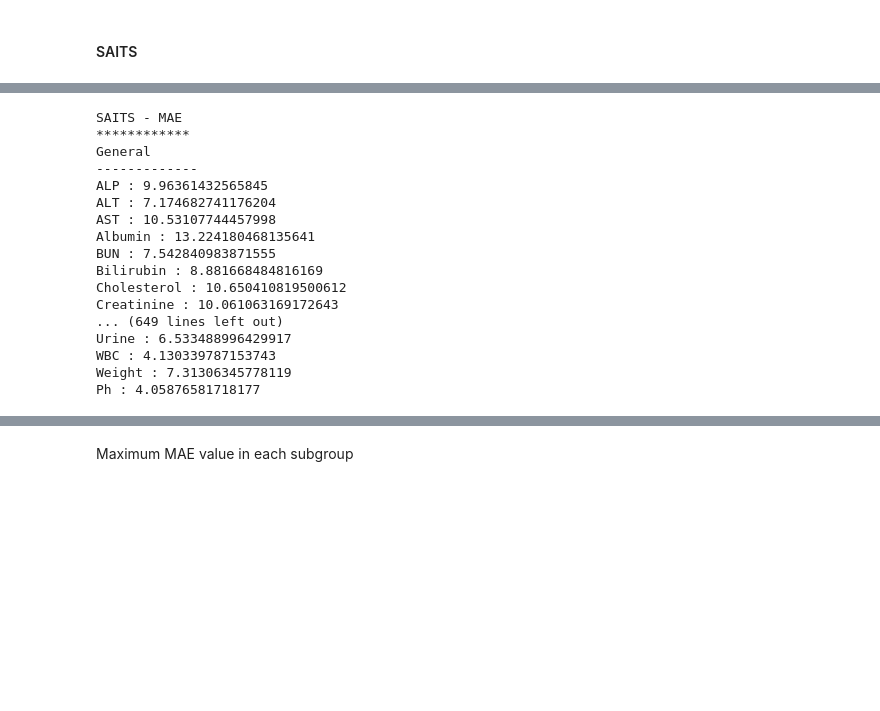
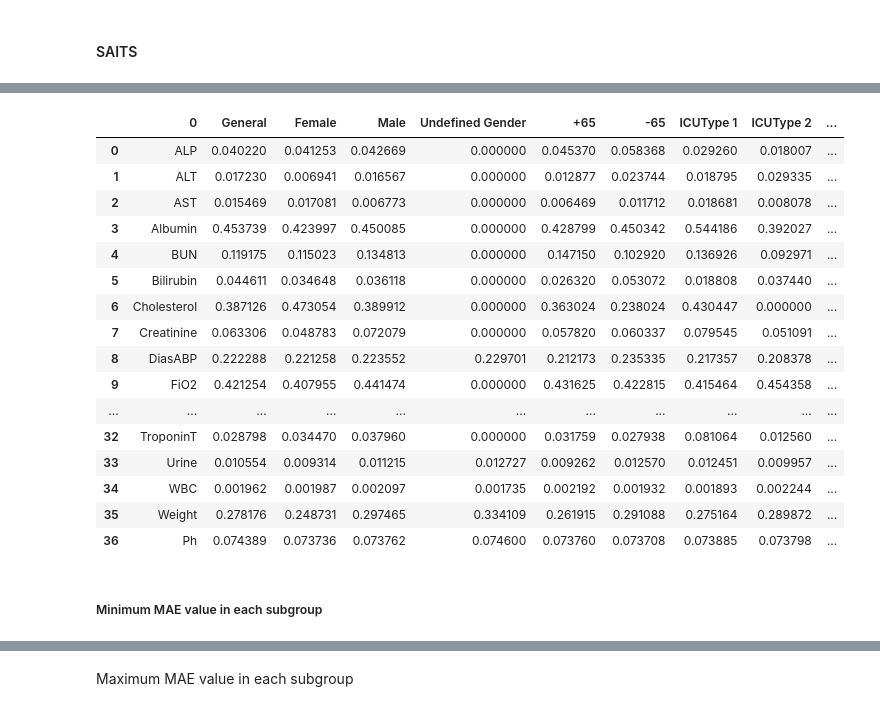
Before and after one commit to IoTDataAtelier/missingdata, a Jupyter notebook: mae/mean_absolute_error_per_variable_by_demographics copy.ipynb, the cells around one changed output, grey strips where cells are left out. Saved outputs shown, nothing was run; the diff lists cells and outputs as text; code cells hidden in the pictures; blank space fills up the shorter version.

```diff
--- a/mae/mean_absolute_error_per_variable_by_demographics copy.ipynb
+++ b/mae/mean_absolute_error_per_variable_by_demographics copy.ipynb
@@ -548,7 +639,7 @@ saits.load("tutorial_results/imputation/saits/standard_scaler/SAITS.pypots")
 # %% [markdown]
 <h4> Load - Min/Max Scaler </h4>
 # %%
-saits.load("tutorial_results/imputation/saits/20250226_T191938/SAITS.pypots")
+saits_minmax.load("tutorial_results/imputation/saits/20250226_T191938/SAITS.pypots")
 # %% [output]
 2025-02-26 19:23:02 [INFO]: Model loaded successfully from tutorial_results/imputation/saits/20250226_T191938/SAITS.pypots
 # %% [markdown]
@@ -734,9 +821,9 @@ for i in range(len(saits_imputation_variable_standard)):
 # %% [markdown]
 #### MinMax Scaler
 # %%
-saits_imputation_minmax = toolkits.model_imputation(dataset_for_testing_ori_minmax, saits)
-saits_imputation_variable_minmax = toolkits.pre_reshape(saits_imputation_minmax)
-saits_imputation_variable_minmax = toolkits.reshape_variable(saits_imputation_variable_minmax)
+saits_imputation_minmax = toolkits.model_imputation(dataset_for_testing_minmax, saits_minmax)
+saits_imputation_minmax = toolkits.pre_reshape(saits_imputation_minmax)
+saits_imputation_minmax = toolkits.reshape_variable(saits_imputation_minmax)
 # %%
 saits_imputation_variable_ori = []
 for i in range(len(saits_imputation_variable)):
@@ -870,7 +953,7 @@ for i in range(len(saits_imputation_variable_ori)):
 # %% [markdown]
 #### MinMax scaler
 # %%
-testing_mae_saits_variables_minmax = toolkits.calculate_mae(saits_imputation_variable_minmax, test_X_ori_variable_minmax, indicating_mask_variable_minmax)
+testing_mae_saits_variables_minmax = toolkits.calculate_mae(saits_imputation_minmax, test_X_ori_variable_minmax, indicating_mask_variable_minmax)
 # %% [markdown]
 ### BRITS
 # %% [markdown]
@@ -1062,27 +1151,25 @@ Ph : 0.25069491590225496
-# %%
-print("SAITS - MAE")
-print("************")
-for i in range(len(subgroups)):
-    print(subgroups[i])
-    print("-------------")
-    for j in range(len(variables)):
-        print(variables[j], ":" ,testing_mae_saits_append_subgroups_ori[i][j])
-# %% [output]
-SAITS - MAE
-************
-General
--------------
-ALP : 9.96361432565845
-ALT : 7.174682741176204
-AST : 10.53107744457998
-Albumin : 13.224180468135641
-BUN : 7.542840983871555
-Bilirubin : 8.881668484816169
-Cholesterol : 10.650410819500612
-Creatinine : 10.061063169172643
-... (649 lines left out)
-Urine : 6.533488996429917
-WBC : 4.130339787153743
-Weight : 7.31306345778119
-Ph : 4.05876581718177
+# %%
+df_saits_mae_minmax = toolkits.create_table(testing_mae_saits_variables_minmax, subgroups, variables)
+# %%
+df_saits_mae_minmax
+# %% [output]
+|  | 0 | General | Female | Male | Undefined Gender | +65 | -65 | ICUType 1 | ICUType 2 | ... |
+| 0 | ALP | 0.040220 | 0.041253 | 0.042669 | 0.000000 | 0.045370 | 0.058368 | 0.029260 | 0.018007 | ... |
+| 1 | ALT | 0.017230 | 0.006941 | 0.016567 | 0.000000 | 0.012877 | 0.023744 | 0.018795 | 0.029335 | ... |
+| 2 | AST | 0.015469 | 0.017081 | 0.006773 | 0.000000 | 0.006469 | 0.011712 | 0.018681 | 0.008078 | ... |
+| 3 | Albumin | 0.453739 | 0.423997 | 0.450085 | 0.000000 | 0.428799 | 0.450342 | 0.544186 | 0.392027 | ... |
+| 4 | BUN | 0.119175 | 0.115023 | 0.134813 | 0.000000 | 0.147150 | 0.102920 | 0.136926 | 0.092971 | ... |
+| 5 | Bilirubin | 0.044611 | 0.034648 | 0.036118 | 0.000000 | 0.026320 | 0.053072 | 0.018808 | 0.037440 | ... |
+| 6 | Cholesterol | 0.387126 | 0.473054 | 0.389912 | 0.000000 | 0.363024 | 0.238024 | 0.430447 | 0.000000 | ... |
+| 7 | Creatinine | 0.063306 | 0.048783 | 0.072079 | 0.000000 | 0.057820 | 0.060337 | 0.079545 | 0.051091 | ... |
+| 8 | DiasABP | 0.222288 | 0.221258 | 0.223552 | 0.229701 | 0.212173 | 0.235335 | 0.217357 | 0.208378 | ... |
+| 9 | FiO2 | 0.421254 | 0.407955 | 0.441474 | 0.000000 | 0.431625 | 0.422815 | 0.415464 | 0.454358 | ... |
+| ... | ... | ... | ... | ... | ... | ... | ... | ... | ... | ... |
+| 32 | TroponinT | 0.028798 | 0.034470 | 0.037960 | 0.000000 | 0.031759 | 0.027938 | 0.081064 | 0.012560 | ... |
+| 33 | Urine | 0.010554 | 0.009314 | 0.011215 | 0.012727 | 0.009262 | 0.012570 | 0.012451 | 0.009957 | ... |
+| 34 | WBC | 0.001962 | 0.001987 | 0.002097 | 0.001735 | 0.002192 | 0.001932 | 0.001893 | 0.002244 | ... |
+| 35 | Weight | 0.278176 | 0.248731 | 0.297465 | 0.334109 | 0.261915 | 0.291088 | 0.275164 | 0.289872 | ... |
+| 36 | Ph | 0.074389 | 0.073736 | 0.073762 | 0.074600 | 0.073760 | 0.073708 | 0.073885 | 0.073798 | ... |
+# %% [markdown]
+<h5>Minimum MAE value in each subgroup</h5>
 # %%
```
Also changed, not shown: parts of 43 cells of this notebook, 20 other files.
